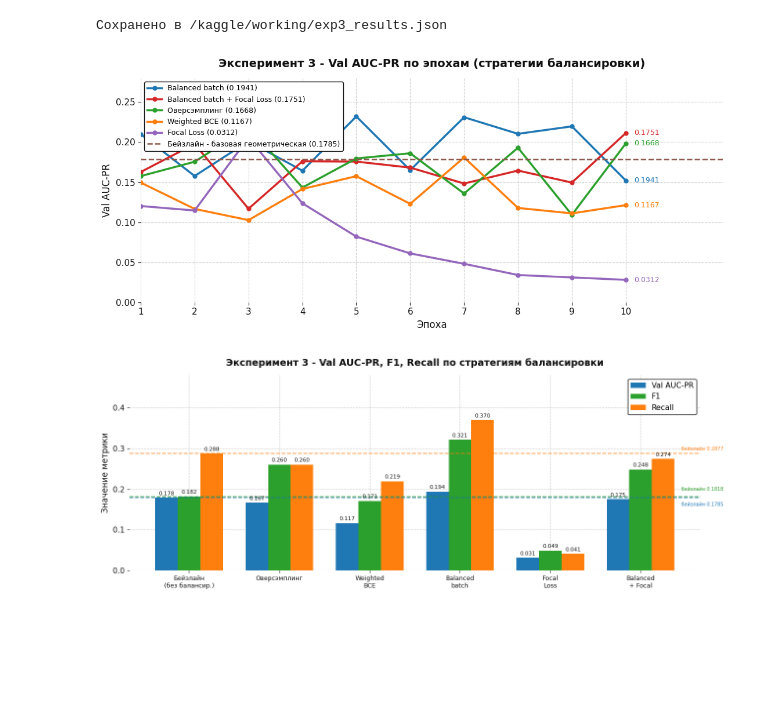
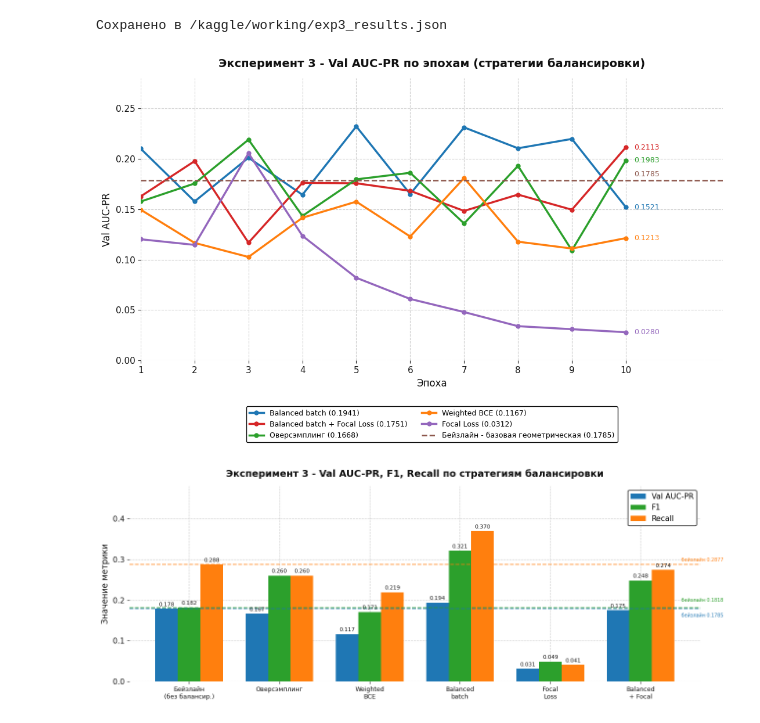
Before and after one commit to nikidariya/Melanoma_Detection_With_Class_Imbalance, a Jupyter notebook: melanoma-detection-part-1-disbalance.ipynb, the cells around one changed output. Drawn from its saved outputs; the diff is of its cells as text; code cells hidden in the pictures; blank space fills up the shorter version.

```diff
--- a/melanoma-detection-part-1-disbalance.ipynb
+++ b/melanoma-detection-part-1-disbalance.ipynb
@@ -488,14 +488,14 @@ val_aucpr_15 = [0.0940, 0.1189, 0.1310, 0.1604, 0.1424, 0.1082, 0.0979, 0.0860,
 fig, ax = plt.subplots(figsize=(10, 5))
 
 ax.plot(epochs, val_aucpr_10, color=C2, marker='o', markersize=5, label='Сплит 10/10  (val mean last3=0.0700)')
-ax.plot(epochs, val_aucpr_12, color=C1, marker='o', markersize=5, label='Сплит 12/12  (val mean last3=0.1196)')
+ax.plot(epochs, val_aucpr_12, color=C1, marker='o', markersize=5, label='Сплит 12/12  (val mean last3=0.1221)')
 ax.plot(epochs, val_aucpr_15, color=C3, marker='o', markersize=5, label='Сплит 15/15  (val mean last3=0.0877)')
 
 # Подписываем финальные значения mean last3 справа
 for val, color, label in zip(
-    [0.0700, 0.1196, 0.0877],
+    [0.0545, 0.1348, 0.1026],
     [C2, C1, C3],
-    ['0.0700', '0.1196', '0.0877']
+    ['0.0545', '0.1348', '0.1026']
 ):
     ax.annotate(label, xy=(10, val), xytext=(10.15, val),
                 fontsize=9, color=color, va='center')
@@ -509,7 +509,7 @@ ax.set_ylim(0, 0.25)
 ax.set_axisbelow(True)
 for spine in ax.spines.values():
     spine.set_visible(False)
-ax.legend(loc='upper right', frameon=True)
+ax.legend(loc='upper center', bbox_to_anchor=(0.5, -0.15), frameon=True, fontsize=9, ncol=2)
 plt.tight_layout()
 plt.savefig('exp1_val_aucpr_curves.png')
 plt.show()
@@ -700,7 +700,7 @@ val_combined  = [0.0869, 0.0908, 0.0898, 0.1040, 0.1201, 0.1185, 0.1455, 0.1227,
 val_aggressive= [0.1278, 0.1025, 0.0942, 0.1229, 0.1182, 0.1250, 0.1060, 0.1234, 0.1247, 0.1554]
 val_no_aug    = 0.1221  # горизонтальная линия - бейзлайн из эксперимента 1
 
-fig, ax = plt.subplots(figsize=(11, 5))
+fig, ax = plt.subplots(figsize=(11, 7))
 
 ax.plot(epochs, val_base_geo,   color=C1, marker='o', markersize=5, label='Базовая геометрическая (0.1785)')
 ax.plot(epochs, val_ext_geo,    color=C2, marker='o', markersize=5, label='Расширенная геометрическая (0.1642)')
@@ -710,12 +710,13 @@ ax.plot(epochs, val_color,      color=C5, marker='o', markersize=5, label='Цв
 
 # Бейзлайн - без аугментации из эксперимента 1
 ax.axhline(val_no_aug, color=C6, linewidth=1.8, linestyle='--', label=f'Без аугментации - бейзлайн ({val_no_aug})')
+ax.text(10.15, val_no_aug + 0.004, '0.1221', fontsize=9, color=C6)
 
 # Подписи финальных mean last3 справа
 for val, color, label in zip(
-    [0.1785, 0.1642, 0.1452, 0.1345, 0.0693],
+    [0.1630, 0.1750, 0.145, 0.1554, 0.0625],
     [C1, C2, C3, C4, C5],
-    ['0.1785', '0.1642', '0.1452', '0.1345', '0.0693']
+    ['0.1675', '0.1703', '0.1513', '0.1554', '0.0625']
 ):
     ax.annotate(label, xy=(10, val), xytext=(10.15, val),
                 fontsize=9, color=color, va='center')
@@ -729,7 +730,7 @@ ax.set_ylim(0, 0.25)
 ax.set_axisbelow(True)
 for spine in ax.spines.values():
     spine.set_visible(False)
-ax.legend(loc='upper left', frameon=True, fontsize=9)
+ax.legend(loc='upper center', bbox_to_anchor=(0.5, -0.15), frameon=True, fontsize=9, ncol=2)
 plt.tight_layout()
 plt.savefig('exp2_val_aucpr_curves.png')
 plt.show()
@@ -1165,41 +1166,42 @@ epochs = list(range(1, 11))
 val_oversample   = [0.1576, 0.1755, 0.2190, 0.1433, 0.1796, 0.1861, 0.1358, 0.1930, 0.1092, 0.1983]
 val_wbce         = [0.1495, 0.1166, 0.1026, 0.1415, 0.1575, 0.1229, 0.1809, 0.1178, 0.1110, 0.1213]
 val_balanced     = [0.2100, 0.1577, 0.2011, 0.1643, 0.2321, 0.1650, 0.2311, 0.2104, 0.2197, 0.1521]
 val_focal        = [0.1202, 0.1146, 0.2055, 0.1236, 0.0820, 0.0610, 0.0480, 0.0340, 0.0310, 0.0280]
 val_bal_focal    = [0.1627, 0.1977, 0.1168, 0.1761, 0.1757, 0.1682, 0.1483, 0.1645, 0.1495, 0.2113]
 baseline_val     = 0.1785
 
-fig, ax = plt.subplots(figsize=(11, 5))
+fig, ax = plt.subplots(figsize=(11, 7))
 
 for vals, color, label, mean_last3 in [
-    (val_balanced,   C1, 'Balanced batch (0.1941)',            '0.1941'),
-    (val_bal_focal,  C2, 'Balanced batch + Focal Loss (0.1751)','0.1751'),
-    (val_oversample, C3, 'Оверсэмплинг (0.1668)',             '0.1668'),
-    (val_wbce,       C4, 'Weighted BCE (0.1167)',              '0.1167'),
-    (val_focal,      C5, 'Focal Loss (0.0312)',        '0.0312'),
+    (val_balanced,   C1, 'Balanced batch (0.1941)',             '0.1521'),
+    (val_bal_focal,  C2, 'Balanced batch + Focal Loss (0.1751)','0.2113'),
+    (val_oversample, C3, 'Оверсэмплинг (0.1668)',               '0.1983'),
+    (val_wbce,       C4, 'Weighted BCE (0.1167)',               '0.1213'),
+    (val_focal,      C5, 'Focal Loss (0.0312)',                 '0.0280'),
 ]:
     ax.plot(epochs, vals, color=color, marker='o', markersize=5, label=label)
     ax.annotate(mean_last3, xy=(10, vals[-1]), xytext=(10.15, vals[-1]),
                 fontsize=9, color=color, va='center')
 
 ax.axhline(baseline_val, color=C6, linewidth=1.8, linestyle='--',
            label=f'Бейзлайн - базовая геометрическая ({baseline_val})')
+ax.text(10.15, baseline_val + 0.004, '0.1785', fontsize=9, color=C6)
 
 ax.set_xlabel('Эпоха')
 ax.set_ylabel('Val AUC-PR')
 ax.set_title('Эксперимент 3 - Val AUC-PR по эпохам (стратегии балансировки)')
 ax.set_xticks(epochs)
 ax.set_xlim(1, 11.8)
 ax.set_ylim(0, 0.28)
 ax.set_axisbelow(True)
 for spine in ax.spines.values():
     spine.set_visible(False)
-ax.legend(loc='upper left', frameon=True, fontsize=9)
+ax.legend(loc='upper center', bbox_to_anchor=(0.5, -0.15), frameon=True, fontsize=9, ncol=2)
 plt.tight_layout()
 plt.savefig('exp3_val_aucpr_curves.png')
 plt.show()
 # %% [output]
-[figure, old version]
+[figure, new version]
 # %%
 # График 2, Эксперимент 3: Val AUC-PR, F1, Recall с линиями бейзлайна
 
```
Also changed, not shown: parts of 5 cells of this notebook.
